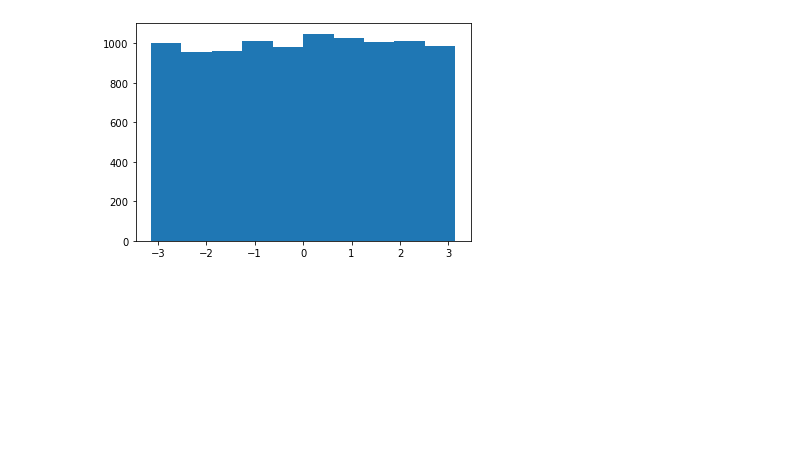
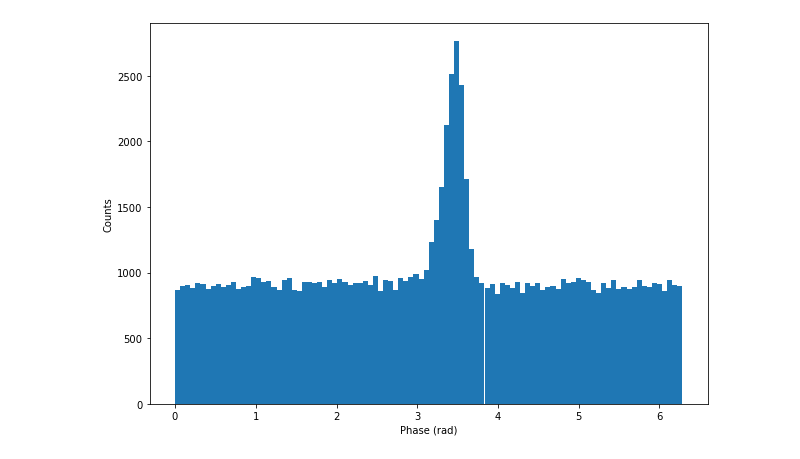
Before and after one commit to IharLobach/ursse, a Jupyter notebook: analyzing_collected_data/for_Valeri/phase_hist.ipynb, the cells around one changed output. Saved outputs shown, nothing was run; the diff lists cells and outputs as text; code cells hidden in the pictures; blank space fills up the shorter version.

```diff
--- a/analyzing_collected_data/for_Valeri/phase_hist.ipynb
+++ b/analyzing_collected_data/for_Valeri/phase_hist.ipynb
@@ -62,8 +117,13 @@ for y in ch2:
     res = np.linalg.lstsq(X, y, rcond=None)
     Afit, Bfit = res[0]
     phases.append(np.angle(Afit + 1j * Bfit))
+phases = np.array(phases)
-# %%
-plt.hist(phases)
-plt.show()
-# %% [output]
-[figure, removed]
+# %%
+shift = np.pi
+fig, ax = plt.subplots(figsize=(10,7))
+ax.hist(((phases + np.pi) + shift) % (2*np.pi), bins=100)
+ax.set_xlabel("Phase (rad)")
+ax.set_ylabel("Counts")
+plt.show()
+# %% [output]
+[figure, added]
```
Also changed, not shown: parts of 15 cells of this notebook, 2 other files.
